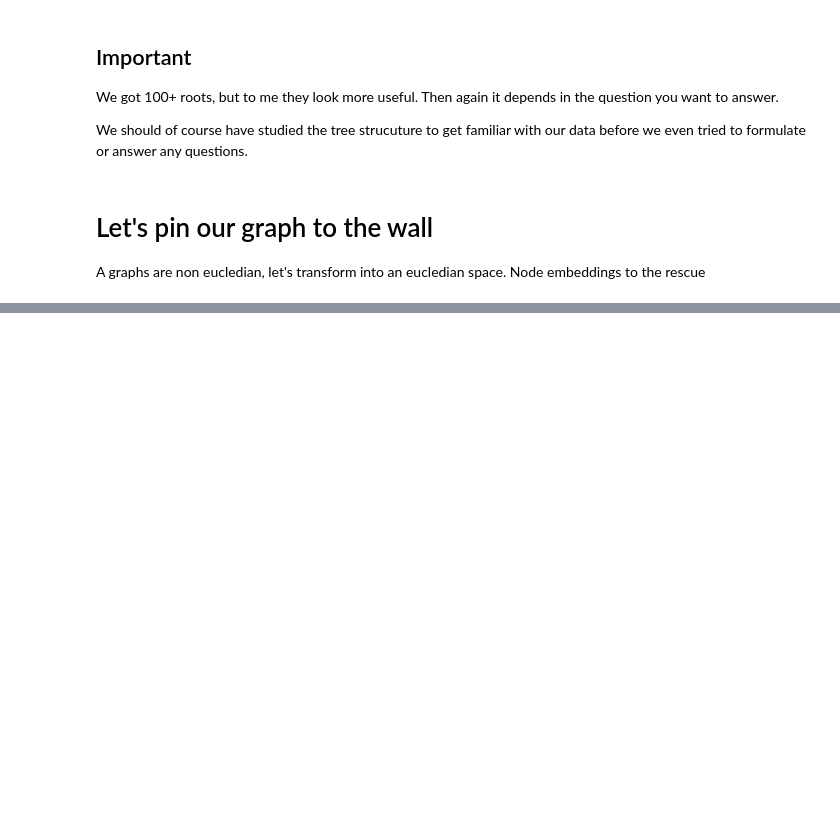
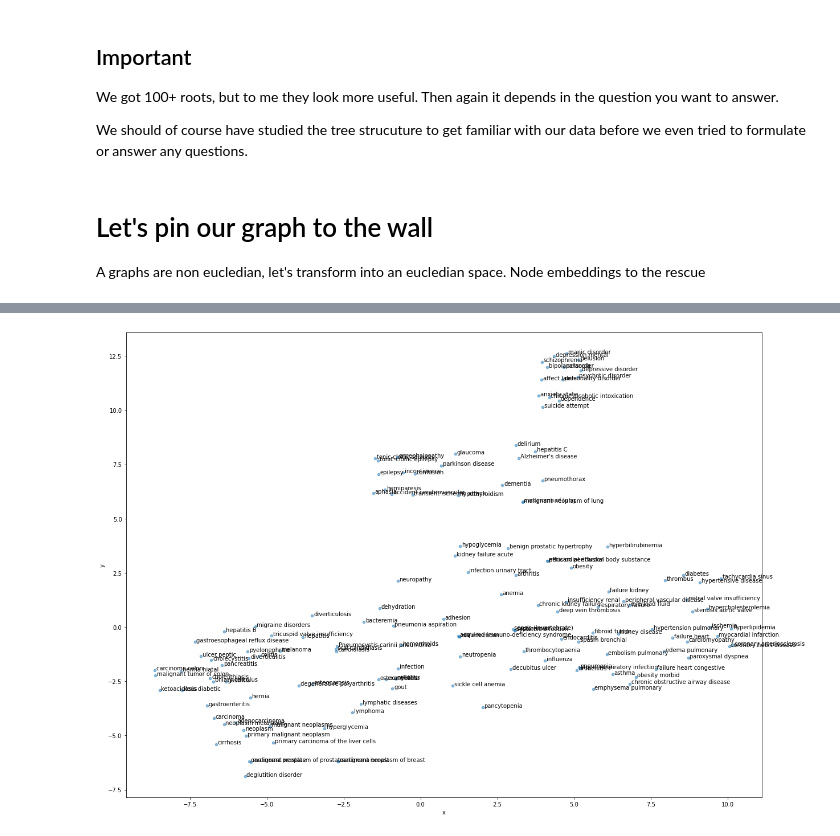
Before and after one commit to lqst/notebooks, a Jupyter notebook: symptoms.ipynb, the cells around one changed output, grey strips where cells are left out. Saved outputs shown, nothing was run; the diff lists cells and outputs as text; code cells hidden in the pictures; blank space fills up the shorter version.

Commit message:
Plots updated

```diff
--- a/symptoms.ipynb
+++ b/symptoms.ipynb
@@ -146,7 +187,7 @@ with driver.session(database = DB_NAME) as session:
                 count(d) as number_of_diseases
             ORDER BY number_of_diseases ASC LIMIT $limit
             """,
-            limit = 5
+            limit = 3
         ).data()
     )
     df = pd.DataFrame(result)
@@ -428,7 +663,7 @@ with driver.session(database = DB_NAME) as session:
         tx.run(
             """
             MATCH (d:Disease)
-            RETURN d.name as points, d.embedding[0] as x, d.embedding[1] as y
+            RETURN d.embedding as embedding, d.name as class
             """
         ).data()
     )
@@ -440,0 +679,4 @@ for i, txt in enumerate(df.points):
+# %%
+embedding = df['embedding'].tolist()
+category = df['class'].tolist()
+Y = TSNE(n_components=2, perplexity=30, n_iter= 1000, learning_rate=200.0, early_exaggeration=12.0, verbose=1).fit_transform(embedding)
@@ -441,2 +692,11 @@ for i, txt in enumerate(df.points):
+# %%
+x_coords = Y[:, 0]
+y_coords = Y[:, 1]
+df = pd.DataFrame(list(zip(category, x_coords, y_coords)), columns=['label','x','y'] )
+ax = df.plot.scatter(x='x', y='y', alpha=0.5, figsize=(20,15))
+for index, row in df.iterrows():
+   ax.annotate(row[0], (row[1]+0.05, row[2]))
+# %% [output]
+[figure, added]
 # %%
 G4.drop()
```
Also changed, not shown: parts of 37 cells of this notebook.
